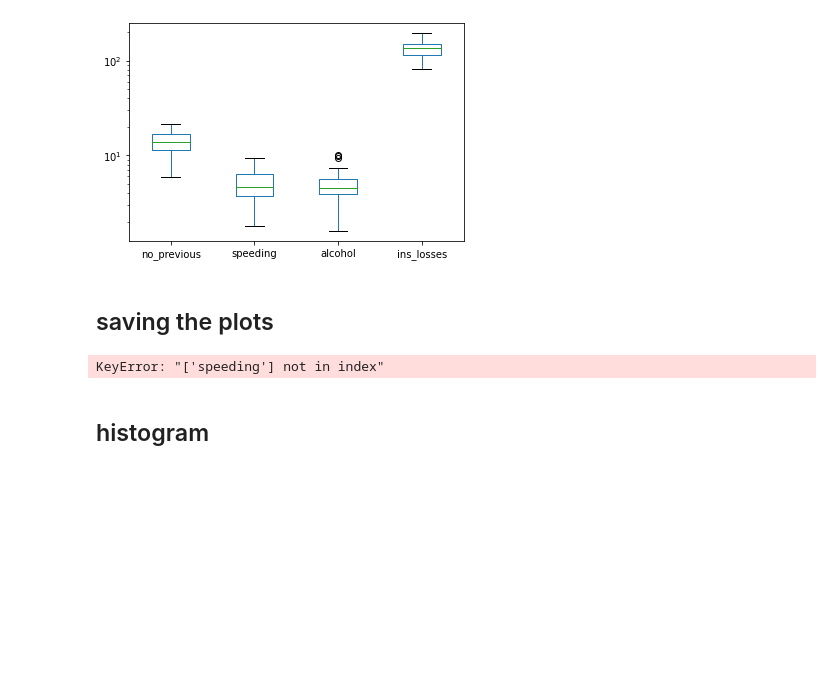
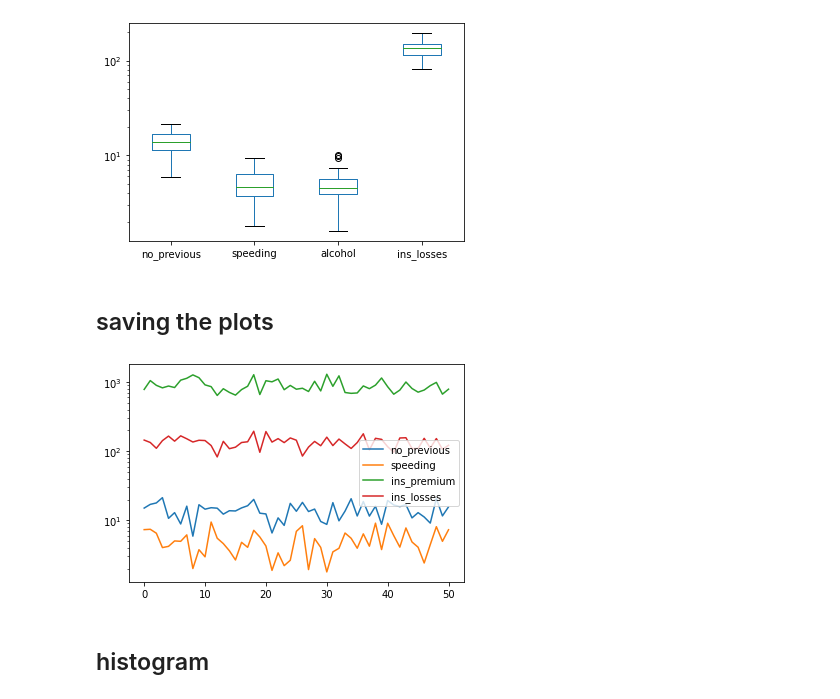
Before and after one commit to artinmajdi/resbaz_2021, a Jupyter notebook: resbaz2021.ipynb, the cells around one changed output. Drawn from its saved outputs; the diff is of its cells as text; code cells hidden in the pictures; blank space fills up the shorter version.

```diff
--- a/resbaz2021.ipynb
+++ b/resbaz2021.ipynb
@@ -460,13 +467,15 @@ plt.yscale('log')
 # %% [markdown]
 ## saving the plots
 # %%
-df2[['no_previous','speeding','ins_premium','ins_losses']].plot()
+df = sns.load_dataset('car_crashes')
+
+df[['no_previous','speeding','ins_premium','ins_losses']].plot()
 plt.yscale('log')
 
 plt.savefig('figure.jpg')
 plt.savefig('figure.pdf')
 # %% [output]
-KeyError: "['speeding'] not in index"
+[figure, added]
 # %% [markdown]
 ## histogram
 # %%
```
Also changed, not shown: parts of 8 cells of this notebook.
